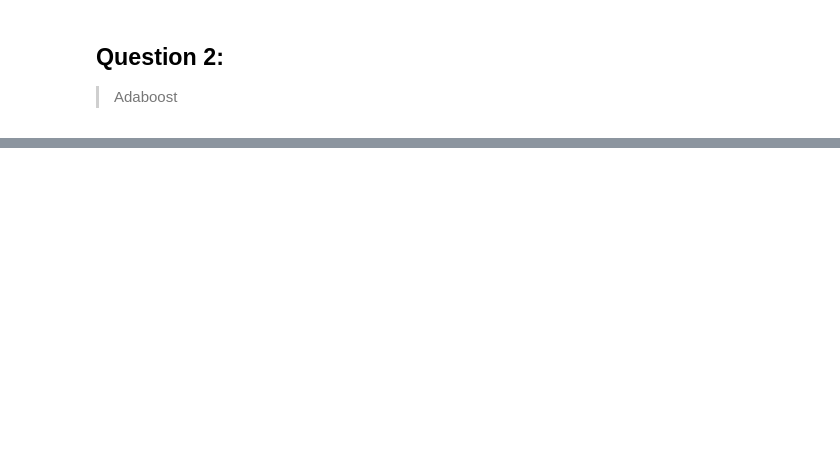
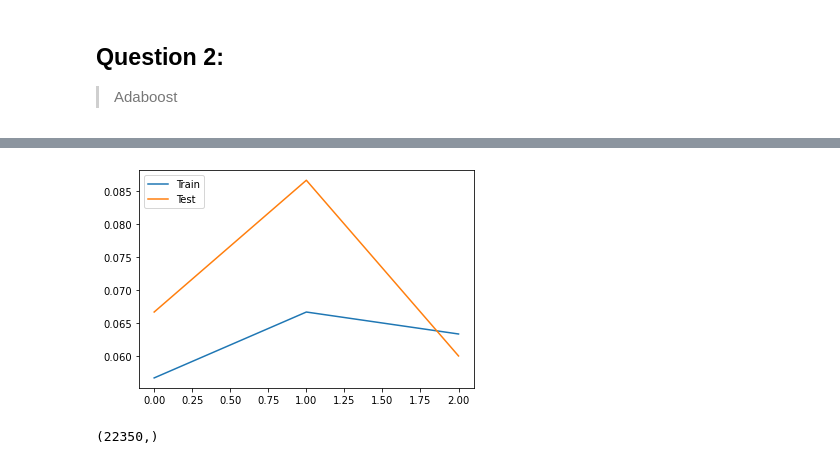
Before and after one commit to kggold4/machine-learning-assignments, a Jupyter notebook: adaboost.ipynb, the cells around one changed output, grey strips where cells are left out. Saved outputs shown, nothing was run; the diff lists cells and outputs as text; code cells hidden in the pictures; blank space fills up the shorter version.

```diff
--- a/adaboost.ipynb
+++ b/adaboost.ipynb
@@ -298,0 +279,7 @@ array([[0., 0., 0., 0., 0., 0., 0., 0.],
+# %%
+plt.plot(error_means_train,label='Train')
+plt.plot(error_means_test,label='Test')
+plt.legend(loc="upper left")
+plt.show()
+# %% [output]
+[figure, added]
@@ -298,0 +299,4 @@ array([[0., 0., 0., 0., 0., 0., 0., 0.],
+# %%
+t.shape
+# %% [output]
+(22350,)
```
Also changed, not shown: parts of 11 cells of this notebook, 1 other file.
